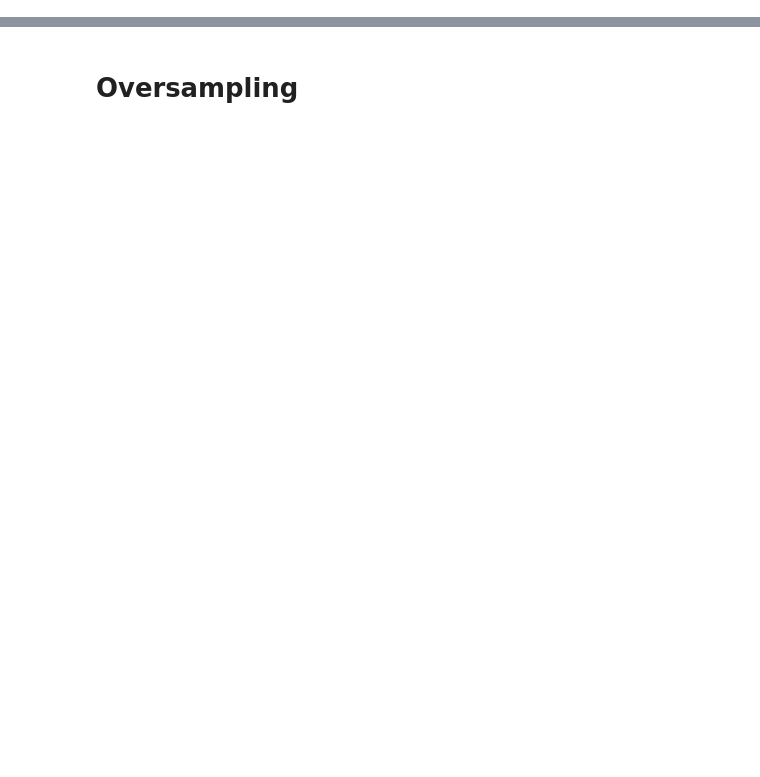
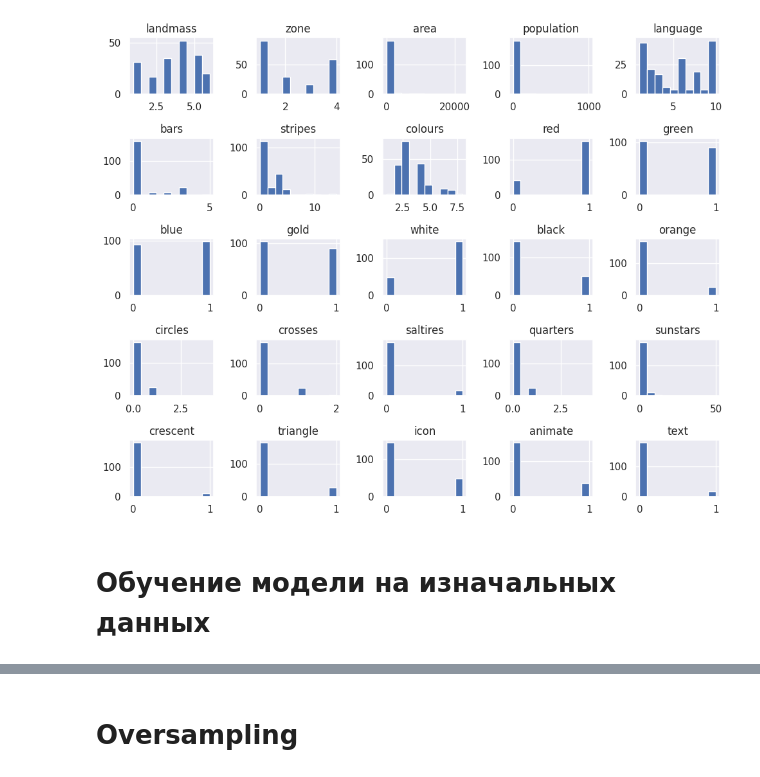
Before and after one commit to NeZorinEgor/FlagsUCI-MLR, a Jupyter notebook: flags.ipynb, the cells around one changed output, grey strips where cells are left out. Drawn from its saved outputs; the diff is of its cells as text; code cells hidden in the pictures; blank space fills up the shorter version.

```diff
--- a/flags.ipynb
+++ b/flags.ipynb
@@ -226,0 +89,8 @@ unchanged_df.query("label==3").describe().loc[['mean', '50%', 'std', 'min', 'max
+# %%
+pd.get_dummies(flags_df.drop(columns="label")).hist(figsize=(10,8))
+plt.tight_layout()
+plt.show()
+# %% [output]
+[figure, added]
+# %% [markdown]
+# Обучение модели на изначальных данных
```
Also changed, not shown: parts of 74 cells of this notebook, 1 other file.
